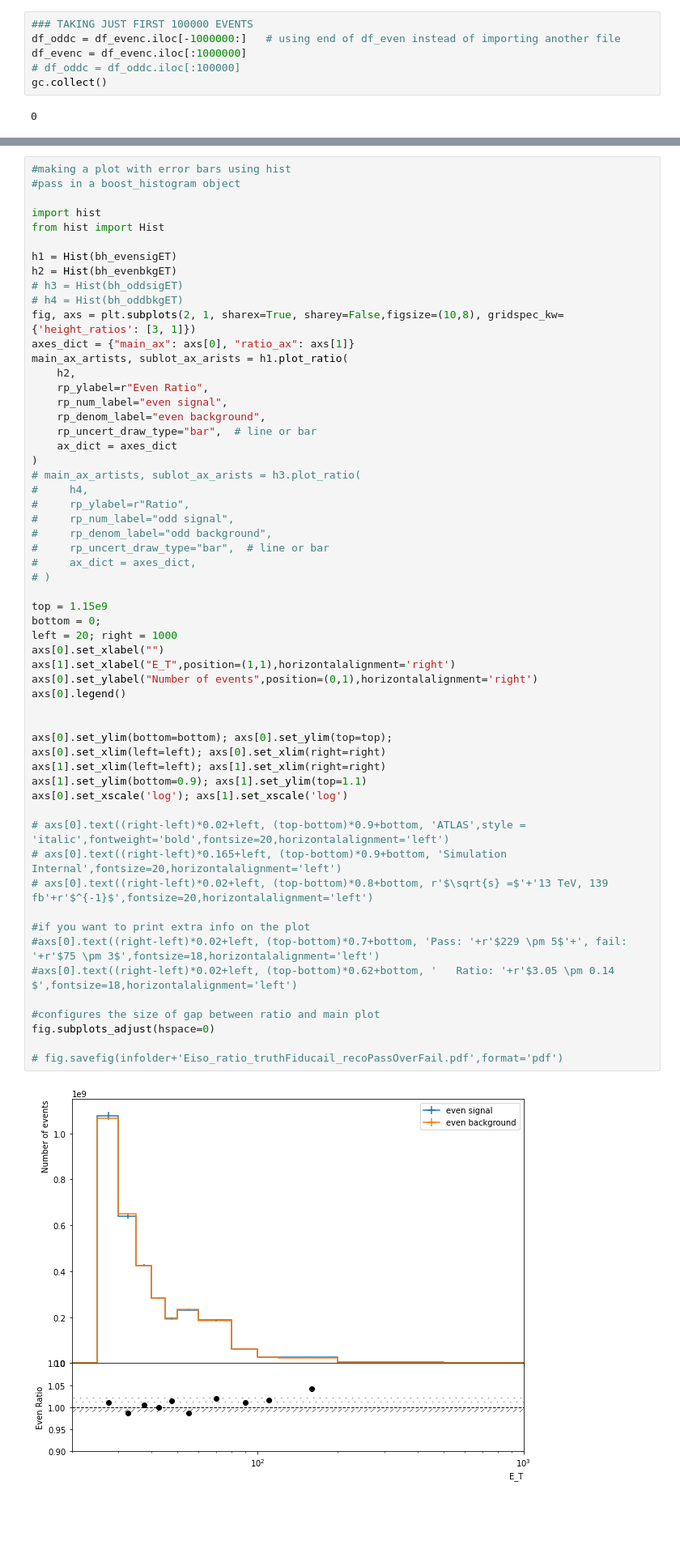
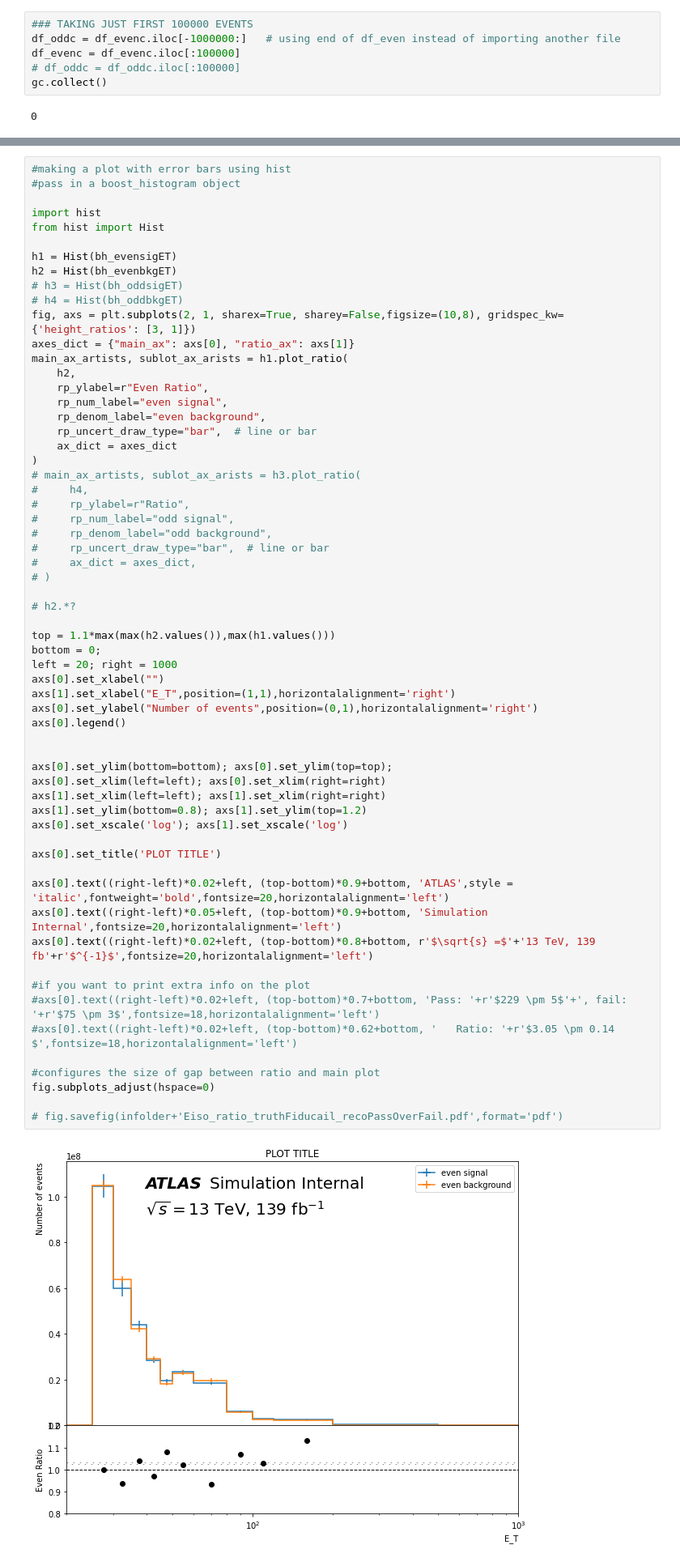
Before and after one commit to kyranks/photon-study, a Jupyter notebook: TRAININGTEST/10JohnsTrainingFunctions-first1mil.ipynb, the cells around one changed output, grey strips where cells are left out. Shown: that part at 81% size. Cells and saved outputs as stored; diff of their text form; blank space fills up the shorter version.

Commit message:
full v01 training models and plots

```diff
--- a/TRAININGTEST/10JohnsTrainingFunctions-first1mil.ipynb
+++ b/TRAININGTEST/10JohnsTrainingFunctions-first1mil.ipynb
@@ -78,7 +78,7 @@ df_evenc = pickle.load(open('../picklefiles/'+version+'df_mc20_conv_even.pickle'
 # %%
 ### TAKING JUST FIRST 100000 EVENTS
 df_oddc = df_evenc.iloc[-1000000:]   # using end of df_even instead of importing another file
-df_evenc = df_evenc.iloc[:1000000]
+df_evenc = df_evenc.iloc[:100000]
 # df_oddc = df_oddc.iloc[:100000]
 gc.collect()
 # %% [output]
@@ -176,36 +176,40 @@ main_ax_artists, sublot_ax_arists = h1.plot_ratio(
 #     rp_ylabel=r"Ratio",
 #     rp_num_label="odd signal",
 #     rp_denom_label="odd background",
 #     rp_uncert_draw_type="bar",  # line or bar
 #     ax_dict = axes_dict,
 # )
 
-top = 1.15e9
+# h2.*?
+
+top = 1.1*max(max(h2.values()),max(h1.values()))
 bottom = 0;
 left = 20; right = 1000
 axs[0].set_xlabel("")
 axs[1].set_xlabel("E_T",position=(1,1),horizontalalignment='right')
 axs[0].set_ylabel("Number of events",position=(0,1),horizontalalignment='right')
 axs[0].legend()
 
 
 axs[0].set_ylim(bottom=bottom); axs[0].set_ylim(top=top);
 axs[0].set_xlim(left=left); axs[0].set_xlim(right=right)
 axs[1].set_xlim(left=left); axs[1].set_xlim(right=right)
-axs[1].set_ylim(bottom=0.9); axs[1].set_ylim(top=1.1)
+axs[1].set_ylim(bottom=0.8); axs[1].set_ylim(top=1.2)
 axs[0].set_xscale('log'); axs[1].set_xscale('log')
 
-# axs[0].text((right-left)*0.02+left, (top-bottom)*0.9+bottom, 'ATLAS',style = 'italic',fontweight='bold',fontsize=20,horizontalalignment='left')
-# axs[0].text((right-left)*0.165+left, (top-bottom)*0.9+bottom, 'Simulation Internal',fontsize=20,horizontalalignment='left')
-# axs[0].text((right-left)*0.02+left, (top-bottom)*0.8+bottom, r'$\sqrt{s} =$'+'13 TeV, 139 fb'+r'$^{-1}$',fontsize=20,horizontalalignment='left')
+axs[0].set_title('PLOT TITLE')
+
+axs[0].text((right-left)*0.02+left, (top-bottom)*0.9+bottom, 'ATLAS',style = 'italic',fontweight='bold',fontsize=20,horizontalalignment='left')
+axs[0].text((right-left)*0.05+left, (top-bottom)*0.9+bottom, 'Simulation Internal',fontsize=20,horizontalalignment='left')
+axs[0].text((right-left)*0.02+left, (top-bottom)*0.8+bottom, r'$\sqrt{s} =$'+'13 TeV, 139 fb'+r'$^{-1}$',fontsize=20,horizontalalignment='left')
 
 #if you want to print extra info on the plot
 #axs[0].text((right-left)*0.02+left, (top-bottom)*0.7+bottom, 'Pass: '+r'$229 \pm 5$'+', fail: '+r'$75 \pm 3$',fontsize=18,horizontalalignment='left')
 #axs[0].text((right-left)*0.02+left, (top-bottom)*0.62+bottom, '   Ratio: '+r'$3.05 \pm 0.14 $',fontsize=18,horizontalalignment='left')
 
 #configures the size of gap between ratio and main plot
 fig.subplots_adjust(hspace=0)
 
 # fig.savefig(infolder+'Eiso_ratio_truthFiducail_recoPassOverFail.pdf',format='pdf')
 # %% [output]
-[figure, old version]
+[figure, new version]
```
Also changed, not shown: parts of 15 cells of this notebook, 19 other files.
